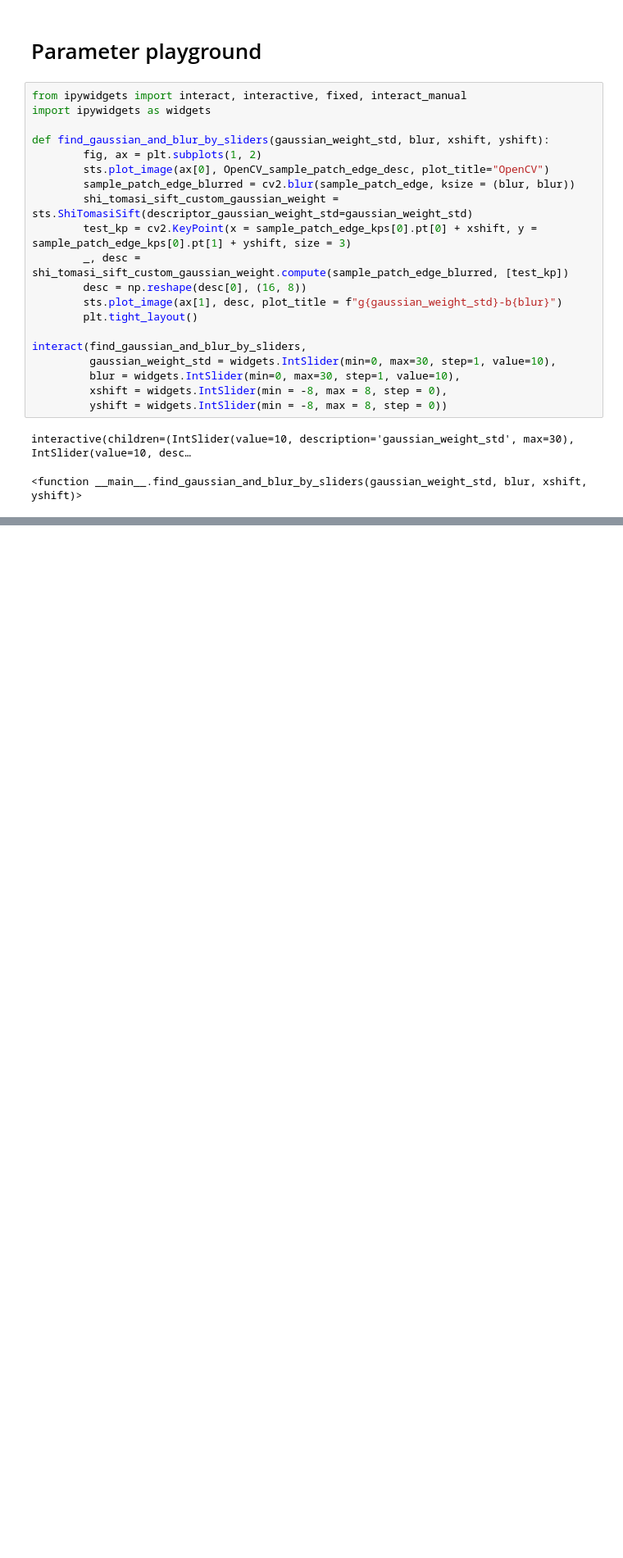
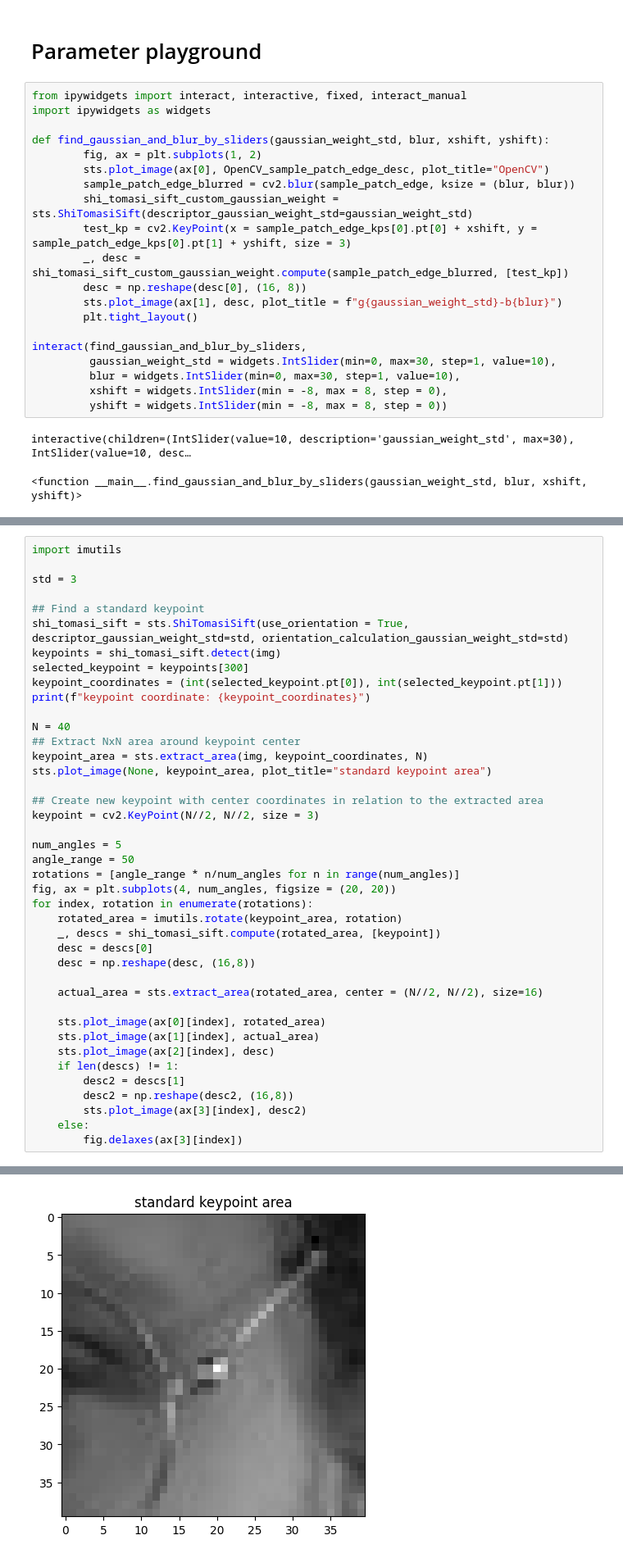
Before and after one commit to caceders/KeypointExtractionBenchmark, a Jupyter notebook: shi_tomasi_sift/analyze_algorithm.ipynb, the cells around one changed output, grey strips where cells are left out. Shown at 82% size. Saved outputs shown, nothing was run; the diff lists cells and outputs as text; blank space fills up the shorter version.

Commit message:
Updated notebook to include rotation analyzation

```diff
--- a/shi_tomasi_sift/analyze_algorithm.ipynb
+++ b/shi_tomasi_sift/analyze_algorithm.ipynb
@@ -408,0 +411,42 @@ interactive(children=(IntSlider(value=10, description='gaussian_weight_std', max
+# %%
+import imutils
+
+std = 3
+
+## Find a standard keypoint
+shi_tomasi_sift = sts.ShiTomasiSift(use_orientation = True, descriptor_gaussian_weight_std=std, orientation_calculation_gaussian_weight_std=std)
+keypoints = shi_tomasi_sift.detect(img)
+selected_keypoint = keypoints[300]
+keypoint_coordinates = (int(selected_keypoint.pt[0]), int(selected_keypoint.pt[1]))
+print(f"keypoint coordinate: {keypoint_coordinates}")
+
+N = 40
+## Extract NxN area around keypoint center
+keypoint_area = sts.extract_area(img, keypoint_coordinates, N)
+sts.plot_image(None, keypoint_area, plot_title="standard keypoint area")
+
+## Create new keypoint with center coordinates in relation to the extracted area
+keypoint = cv2.KeyPoint(N//2, N//2, size = 3)
+
+num_angles = 5
+angle_range = 50
+rotations = [angle_range * n/num_angles for n in range(num_angles)]
+fig, ax = plt.subplots(4, num_angles, figsize = (20, 20))
+for index, rotation in enumerate(rotations):
+    rotated_area = imutils.rotate(keypoint_area, rotation)
+    _, descs = shi_tomasi_sift.compute(rotated_area, [keypoint])
+    desc = descs[0]
+    desc = np.reshape(desc, (16,8))
+
+    actual_area = sts.extract_area(rotated_area, center = (N//2, N//2), size=16)
+
+    sts.plot_image(ax[0][index], rotated_area)
+    sts.plot_image(ax[1][index], actual_area)
+    sts.plot_image(ax[2][index], desc)
+    if len(descs) != 1:
+        desc2 = descs[1]
+        desc2 = np.reshape(desc2, (16,8))
+        sts.plot_image(ax[3][index], desc2)
+    else:
+        fig.delaxes(ax[3][index])
+# %% [output]
@@ -408,0 +454 @@ interactive(children=(IntSlider(value=10, description='gaussian_weight_std', max
+[figure, added]
```
Also changed, not shown: parts of 20 cells of this notebook.
